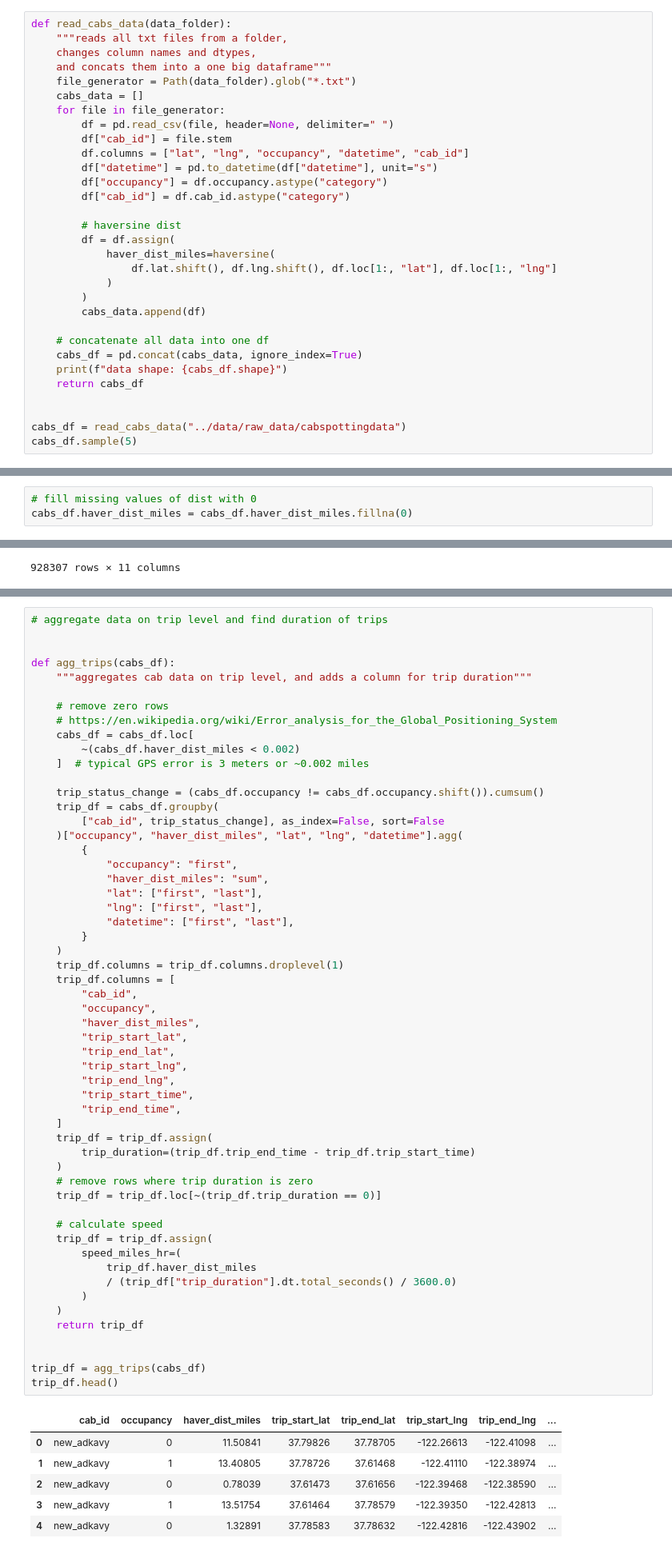
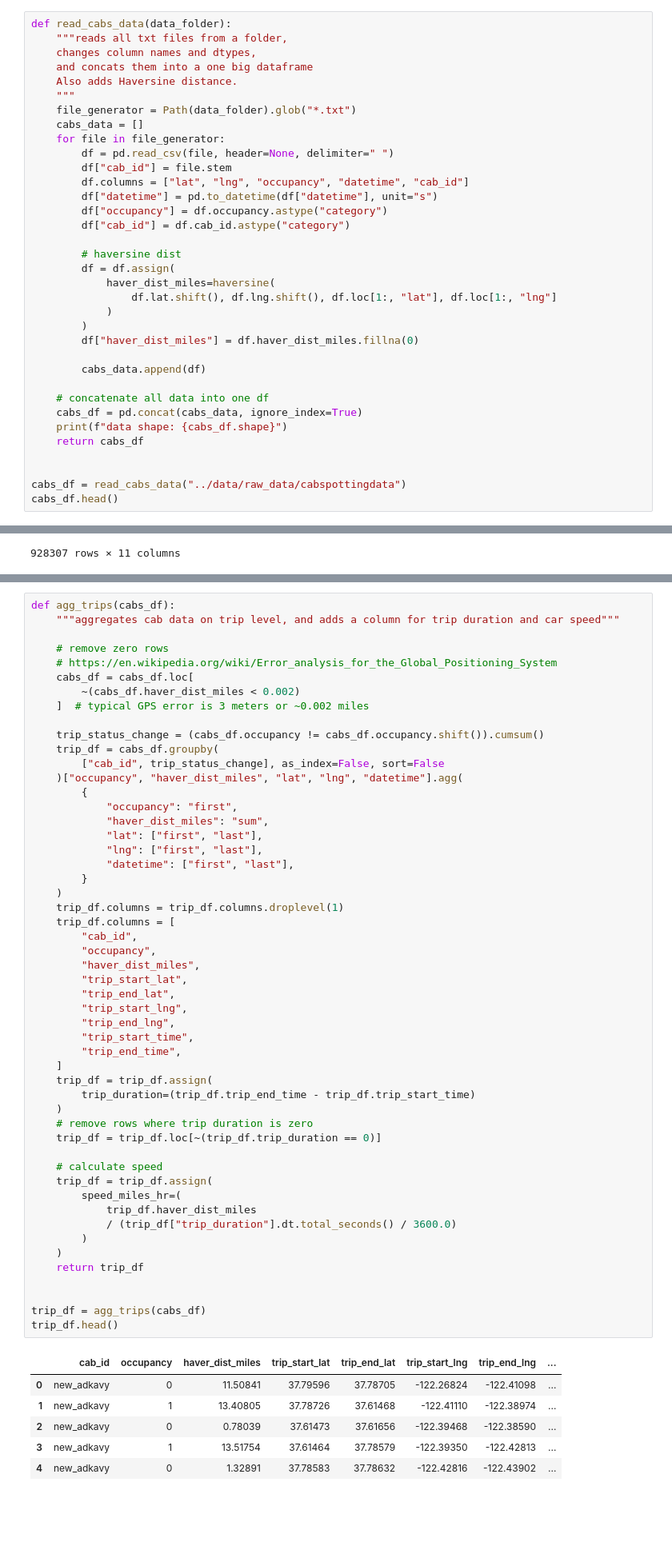
Before and after one commit to Shivam-Miglani/cab_data_analysis, a Jupyter notebook: notebooks/01_CO2_reduction.ipynb, the cells around one changed output, grey strips where cells are left out. Shown at 80% size. Saved outputs shown, nothing was run; the diff lists cells and outputs as text; blank space fills up the shorter version.

```diff
--- a/notebooks/01_CO2_reduction.ipynb
+++ b/notebooks/01_CO2_reduction.ipynb
@@ -43,7 +43,9 @@ def haversine(lat1, lng1, lat2, lng2, avg_earth_radius=6371):
 def read_cabs_data(data_folder):
     """reads all txt files from a folder,
     changes column names and dtypes,
-    and concats them into a one big dataframe"""
+    and concats them into a one big dataframe
+    Also adds Haversine distance.
+    """
     file_generator = Path(data_folder).glob("*.txt")
     cabs_data = []
     for file in file_generator:
@@ -60,6 +62,8 @@ def read_cabs_data(data_folder):
                 df.lat.shift(), df.lng.shift(), df.loc[1:, "lat"], df.loc[1:, "lng"]
             )
         )
+        df["haver_dist_miles"] = df.haver_dist_miles.fillna(0)
+
         cabs_data.append(df)
 
     # concatenate all data into one df
@@ -69,7 +73,7 @@ def read_cabs_data(data_folder):
 
 
 cabs_df = read_cabs_data("../data/raw_data/cabspottingdata")
-cabs_df.sample(5)
+cabs_df.head()
 # %% [output]
 data shape: (11220058, 6)
 |  | lat | lng | occupancy | datetime | cab_id | haver_dist_miles |
@@ -81,6 +85,3 @@ data shape: (11220058, 6)
-# %%
-# fill missing values of dist with 0
-cabs_df.haver_dist_miles = cabs_df.haver_dist_miles.fillna(0)
 # %%
 cabs_df.haver_dist_miles.describe()
 # %% [output]
@@ -215,11 +218,8 @@ We see unusually large durations in trips e.g, 19 days. Thus, also removing rows
 - Assumption: while removing zero rows, we also remove close to zero rows pertaining to GPS error
 - https://en.wikipedia.org/wiki/Error_analysis_for_the_Global_Positioning_System
 # %%
-# aggregate data on trip level and find duration of trips
-
-
 def agg_trips(cabs_df):
-    """aggregates cab data on trip level, and adds a column for trip duration"""
+    """aggregates cab data on trip level, and adds a column for trip duration and car speed"""
 
     # remove zero rows
     # https://en.wikipedia.org/wiki/Error_analysis_for_the_Global_Positioning_System
@@ -244,34 +244,34 @@ def agg_trips(cabs_df):
         "cab_id",
         "occupancy",
         "haver_dist_miles",
         "trip_start_lat",
         "trip_end_lat",
         "trip_start_lng",
         "trip_end_lng",
         "trip_start_time",
         "trip_end_time",
     ]
     trip_df = trip_df.assign(
         trip_duration=(trip_df.trip_end_time - trip_df.trip_start_time)
     )
     # remove rows where trip duration is zero
     trip_df = trip_df.loc[~(trip_df.trip_duration == 0)]
 
     # calculate speed
     trip_df = trip_df.assign(
         speed_miles_hr=(
             trip_df.haver_dist_miles
             / (trip_df["trip_duration"].dt.total_seconds() / 3600.0)
         )
     )
     return trip_df
 
 
 trip_df = agg_trips(cabs_df)
 trip_df.head()
 # %% [output]
 |  | cab_id | occupancy | haver_dist_miles | trip_start_lat | trip_end_lat | trip_start_lng | trip_end_lng | ... |
-| 0 | new_adkavy | 0 | 11.50841 | 37.79826 | 37.78705 | -122.26613 | -122.41098 | ... |
+| 0 | new_adkavy | 0 | 11.50841 | 37.79596 | 37.78705 | -122.26824 | -122.41098 | ... |
 | 1 | new_adkavy | 1 | 13.40805 | 37.78726 | 37.61468 | -122.41110 | -122.38974 | ... |
 | 2 | new_adkavy | 0 | 0.78039 | 37.61473 | 37.61656 | -122.39468 | -122.38590 | ... |
 | 3 | new_adkavy | 1 | 13.51754 | 37.61464 | 37.78579 | -122.39350 | -122.42813 | ... |
```
Also changed, not shown: parts of 28 cells of this notebook.
